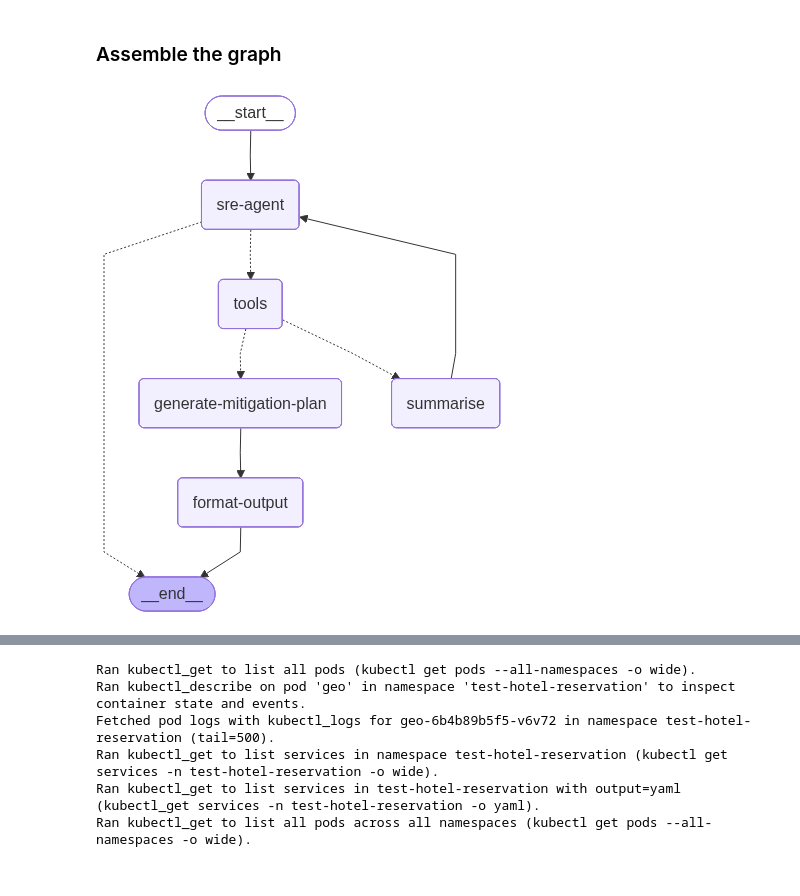
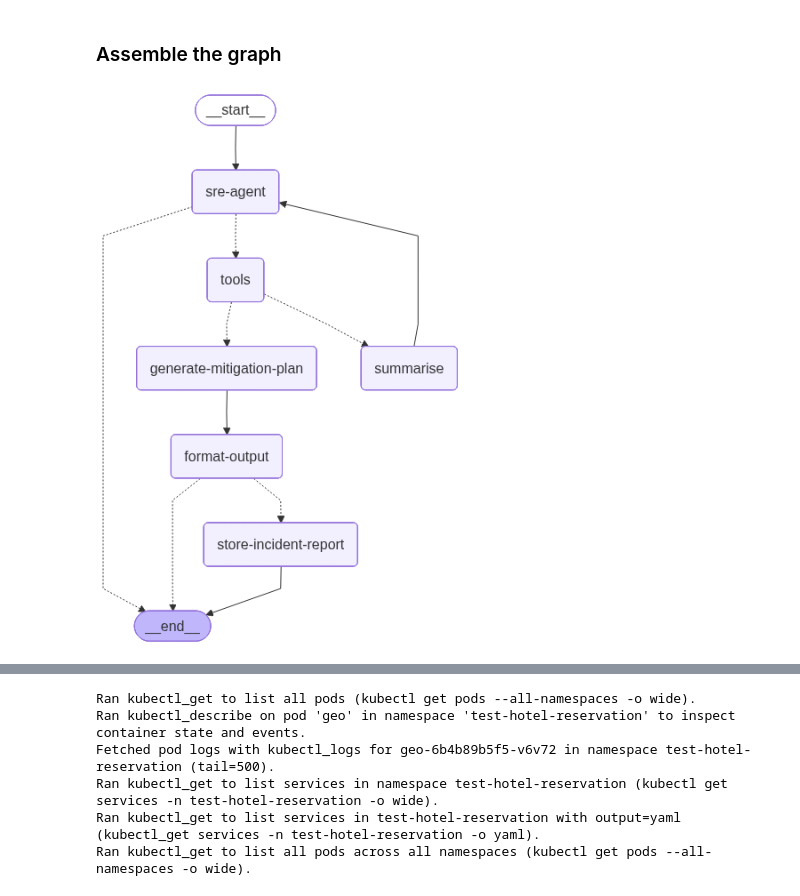
Before and after one commit to martinimarcello00/SRE-agent, a Jupyter notebook: SRE-ReAct-agent-mitigation-plan.ipynb, the cells around one changed output, grey strips where cells are left out. Drawn from its saved outputs; the diff is of its cells as text; code cells hidden in the pictures.

Commit message:
Store analysis report in RAG feature

```diff
--- a/SRE-ReAct-agent-mitigation-plan.ipynb
+++ b/SRE-ReAct-agent-mitigation-plan.ipynb
@@ -402,6 +411,23 @@ async def mitigation_planner(state: SREAgentState):
         "mitigation_steps" : mitigation_response['structured_response'].mitigation_steps,
         "is_already_happened" : mitigation_response['structured_response'].is_previous_incident
     }
+# %%
+async def store_incident_report(state: SREAgentState):
+    """Store the incident report with the mitigation plan in chromaDB incidents collection"""
+
+    from chromadb import PersistentClient
+    import uuid
+
+    chroma_client = PersistentClient(path=chromaDB_path)
+
+    incidents_collection = chroma_client.get_or_create_collection("incidents")
+
+    incidents_collection.add(
+        ids=[str(uuid.uuid4)],
+        documents=state["final_output"],
+    )
+
+    return {}
 # %% [markdown]
 ### Assemble the graph
 # %%
@@ -418,6 +444,7 @@ builder.add_node("tools", ToolNode(tools_with_completion)) # Tool node is execut
 builder.add_node("summarise", summarise) # Node to reduce the raw data into a schema
 builder.add_node("generate-mitigation-plan", mitigation_planner)
 builder.add_node("format-output", format_response)
+builder.add_node("store-incident-report", store_incident_report)
 
 # Add edges
 builder.add_edge(START, "sre-agent")
@@ -429,31 +456,47 @@ builder.add_conditional_edges(
     tools_condition,
 )
 
 # After tools, decide whether to summarise or end
 def after_tools_condition(state: SREAgentState):
     # If response is filled, investigation is complete (end of the workflow)
     if state.get("response"):
         return "generate-mitigation-plan"
     return "summarise"
 
 builder.add_conditional_edges(
     "tools",
     after_tools_condition,
     {
         "summarise": "summarise",
         "generate-mitigation-plan": "generate-mitigation-plan"
     }
 )
 
+# If is a new incident, store in VectorDB
+def new_incident_condition(state: SREAgentState):
+    if state['is_already_happened']:
+        return END
+    else:
+        return "store-incident-report"
+
+builder.add_conditional_edges(
+    "format-output",
+    new_incident_condition,
+    {
+        "store-incident-report": "store-incident-report",
+        END: END
+    }
+)
+
 # After summarise, continue investigation (go to sre-agent)
 builder.add_edge("summarise", "sre-agent")
 builder.add_edge("generate-mitigation-plan", "format-output")
 builder.add_edge("format-output", END)
 
 # Compile the graph
 structured_graph = builder.compile()
 
 # Show the graph
 display(Image(structured_graph.get_graph(xray=True).draw_mermaid_png()))
 # %% [output]
-[figure, old version]
+[figure, new version]
```
Also changed, not shown: parts of 6 cells of this notebook.
